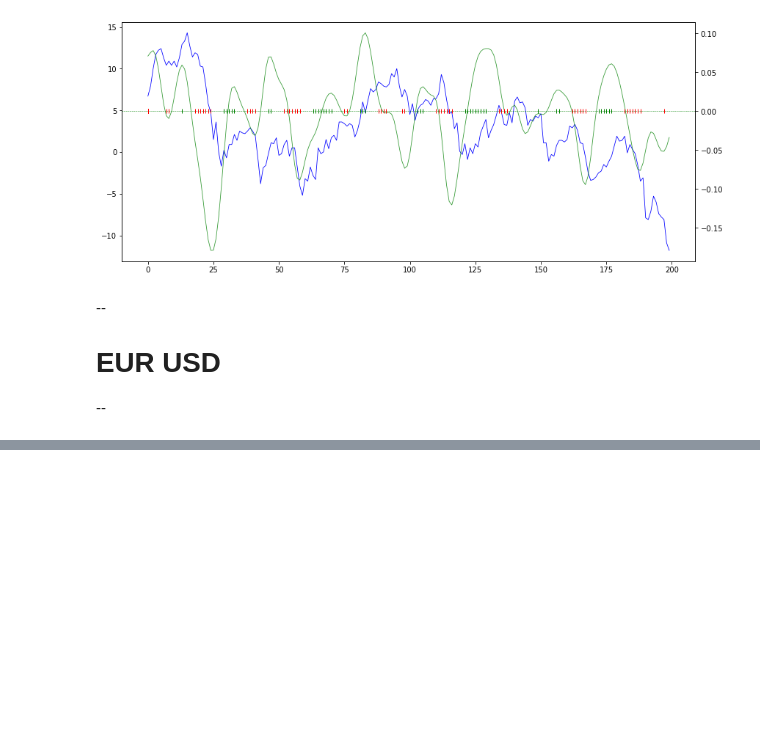
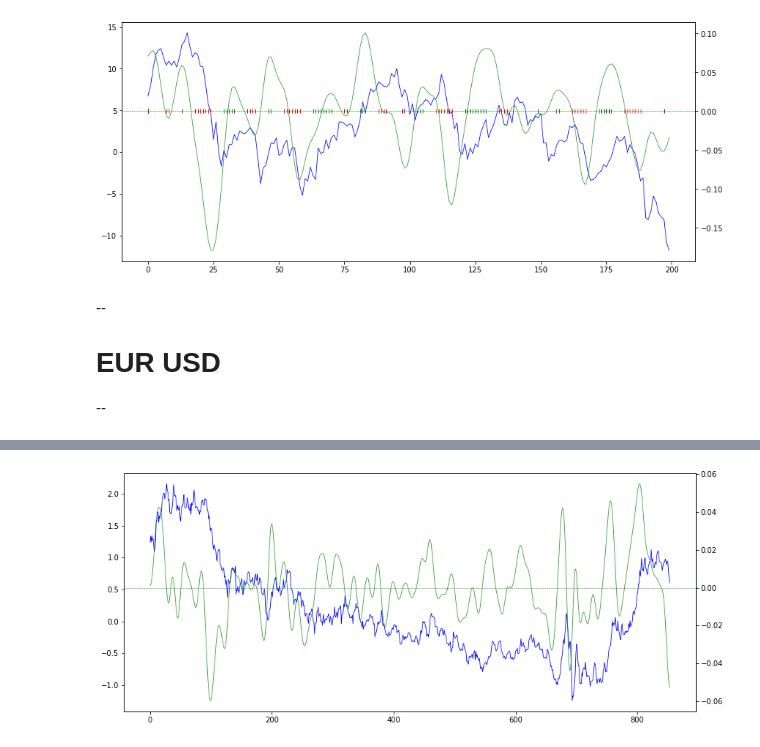
Before and after one commit to renero/trader, a Jupyter notebook: resources/plot indicators.ipynb, the cells around one changed output, grey strips where cells are left out. Cells and saved outputs as stored; diff of their text form; code cells hidden in the pictures; blank space fills up the shorter version.

```diff
--- a/resources/plot indicators.ipynb
+++ b/resources/plot indicators.ipynb
@@ -269,3 +266,7 @@ dual_plot((close), medfilt(change, 3), True, sigma=5)
+# %%
+dual_plot((close), medfilt(change, 3), True, sigma=5)
+# %% [output]
+[figure, added]
 # %%
 dual_plot((close), change, True)
 # %% [output]
```
Also changed, not shown: parts of 7 cells of this notebook, 6 other files.
